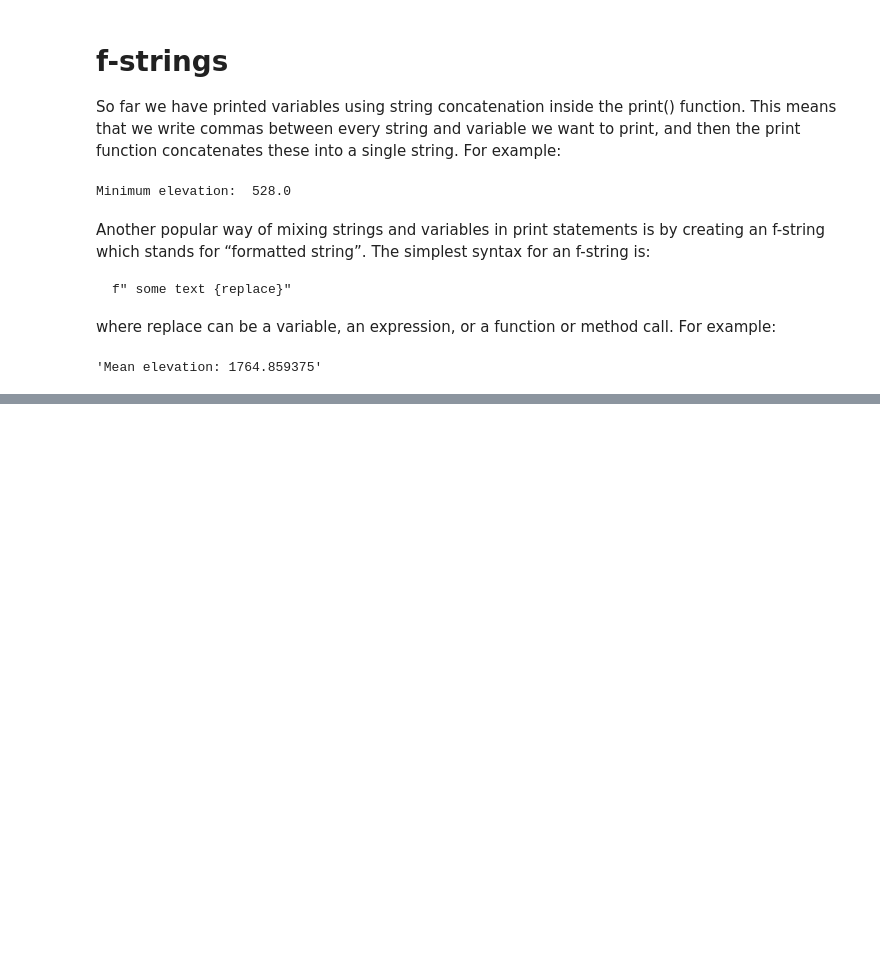
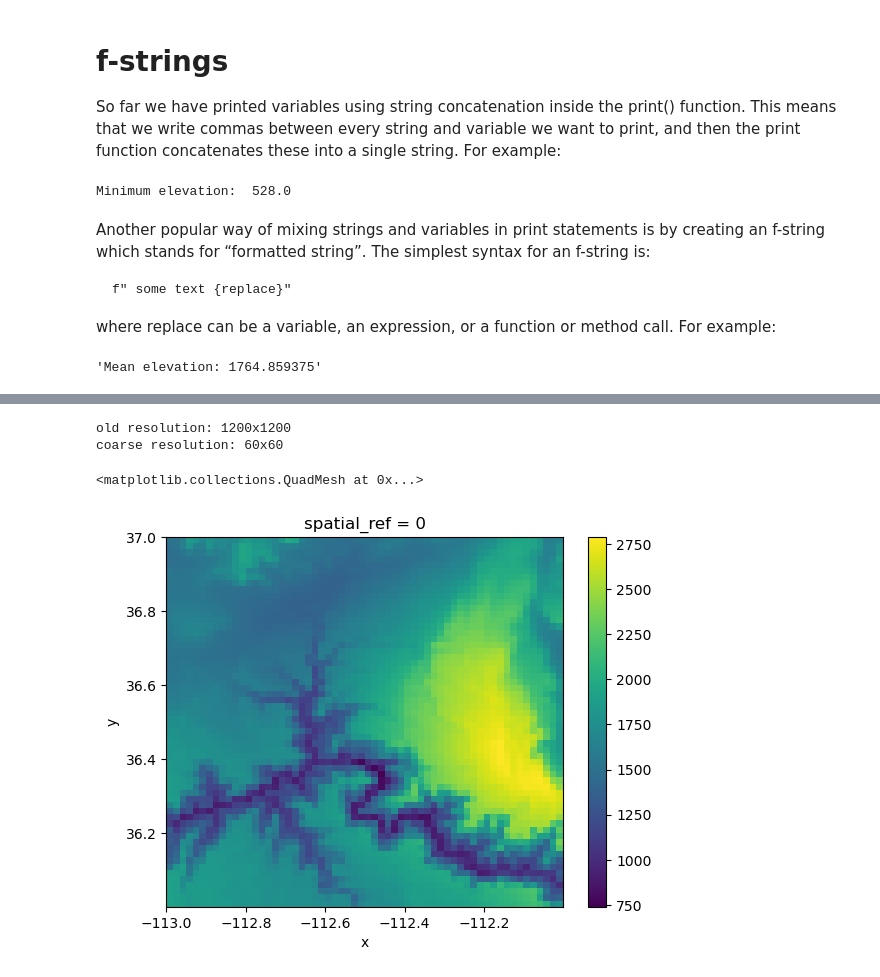
Before and after one commit to hmchilders/EDS220_week7, a Jupyter notebook: Raster_manipulation.ipynb, the cells around one changed output, grey strips where cells are left out. Cells and saved outputs as stored; diff of their text form; code cells hidden in the pictures; blank space fills up the shorter version.

```diff
--- a/Raster_manipulation.ipynb
+++ b/Raster_manipulation.ipynb
@@ -129,0 +156,4 @@ f"Mean elevation: {gc.mean().item()}"
+# %%
+# coarsen to a 60x60 raster calculating the mean in each window
+gc_coarse = gc.coarsen(x=20,y=20).mean()
+gc_coarse
@@ -129,0 +178,10 @@ f"Mean elevation: {gc.mean().item()}"
+# %%
+# inspect old and coarsened resolution
+print(f"old resolution: {gc.rio.width}x{gc.rio.height}")
+print(f"coarse resolution: {gc_coarse.rio.width}x{gc_coarse.rio.height}")
+gc_coarse.plot()
+# %% [output]
+old resolution: 1200x1200
+coarse resolution: 60x60
+<matplotlib.collections.QuadMesh at 0x...>
+[figure, added]
```
Also changed, not shown: parts of 12 cells of this notebook.
